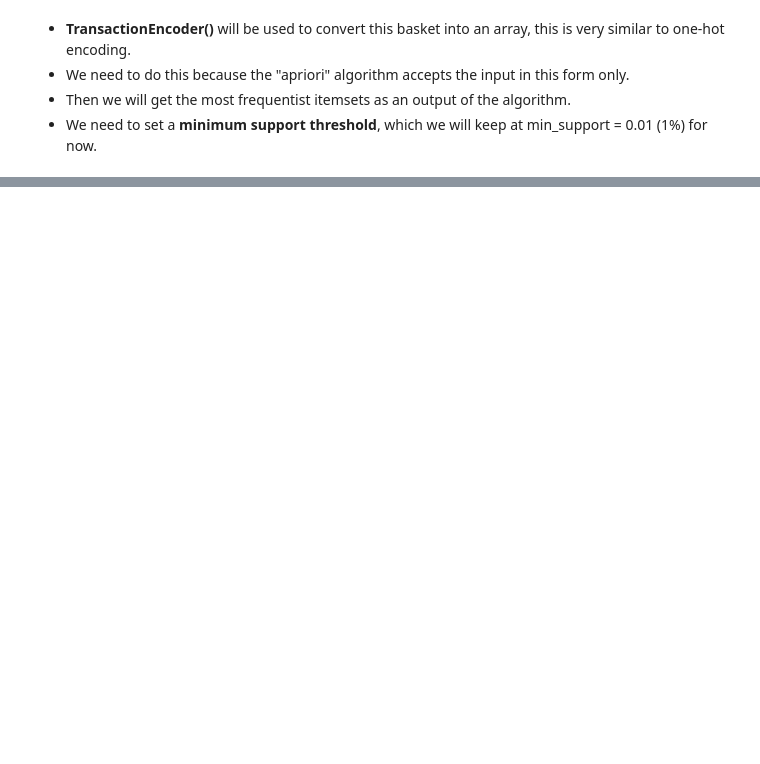
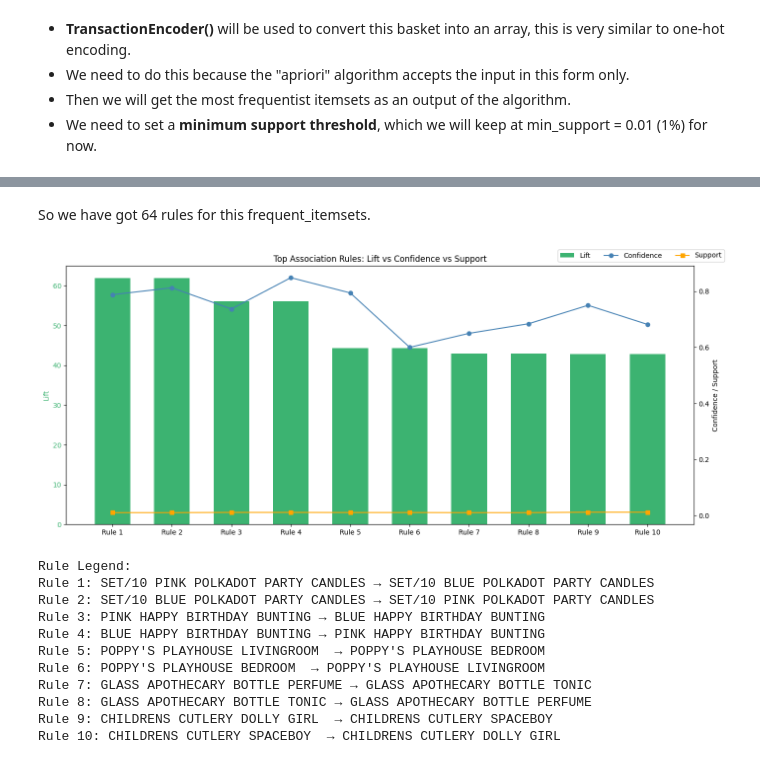
Before and after one commit to tatv047/online-retail-data-analysis, a Jupyter notebook: notebooks/market-basket-analysis.ipynb, the cells around one changed output, grey strips where cells are left out. Cells and saved outputs as stored; diff of their text form; code cells hidden in the pictures; blank space fills up the shorter version.

```diff
--- a/notebooks/market-basket-analysis.ipynb
+++ b/notebooks/market-basket-analysis.ipynb
@@ -336,0 +200,8 @@ Name: confidence, Length: 203, dtype: float64
+# %%
+# Generate rules using frequent_itemsets DataFrame
+rules = association_rules(frequent_itemsets, metric="confidence", min_threshold=0.6)
+rules = rules[
+    (rules['lift'] >= 2.5) &
+    (rules['confidence'] >= 0.6) &
+    (rules['support'] >= 0.01)
+]
@@ -336,0 +222,68 @@ Name: confidence, Length: 203, dtype: float64
+# %% [markdown]
+So we have got 64 rules for this frequent_itemsets.
+# %%
+# Clean frozensets
+rules['antecedents'] = rules['antecedents'].apply(lambda x: ', '.join(sorted(list(x))))
+rules['consequents'] = rules['consequents'].apply(lambda x: ', '.join(sorted(list(x))))
+# %%
+# top 10 rules,sorted by lift
+top_rules = rules.sort_values(by='lift', ascending=False).head(10).copy()
+# %%
+# readable rule strings
+top_rules['rule'] = top_rules.apply(
+    lambda row: f"{row['antecedents']} → {row['consequents']}",
+    axis=1
+)
+
+# rule labels like Rule 1, Rule 2, ...
+top_rules['rule_id'] = ['Rule ' + str(i+1) for i in range(len(top_rules))]
+
+# mapping dictionary
+rule_mapping = dict(zip(top_rules['rule_id'], top_rules['rule']))
+
+# plotting
+x = np.arange(len(top_rules))
+width = 0.6
+
+fig, ax1 = plt.subplots(figsize=(14, 6))
+
+# Bar plot for Lift (left Y-axis)
+bars = ax1.bar(x, top_rules['lift'], color='mediumseagreen', width=width, label='Lift')
+ax1.set_ylabel('Lift', color='mediumseagreen')
+ax1.tick_params(axis='y', labelcolor='mediumseagreen')
+ax1.set_xticks(x)
+ax1.set_xticklabels(top_rules['rule_id'], rotation=0)
+
+# Secondary Y-axis for Confidence and Support
+ax2 = ax1.twinx()
+ax2.plot(x, top_rules['confidence'], color='steelblue', marker='o', label='Confidence')
+ax2.plot(x, top_rules['support'], color='orange', marker='s', label='Support')
+ax2.set_ylabel('Confidence / Support')
+ax2.tick_params(axis='y')
+
+# Legends
+lines_labels = [ax1.get_legend_handles_labels(), ax2.get_legend_handles_labels()]
+lines, labels = [sum(lol, []) for lol in zip(*lines_labels)]
+fig.legend(lines, labels, ncol=3)
+
+plt.title('Top Association Rules: Lift vs Confidence vs Support')
+plt.tight_layout()
+plt.show()
+
+# Display mapping of Rule # to full rule string
+print("Rule Legend:")
+for k, v in rule_mapping.items():
+    print(f"{k}: {v}")
+# %% [output]
+[figure, added]
+Rule Legend:
+Rule 1: SET/10 PINK POLKADOT PARTY CANDLES → SET/10 BLUE POLKADOT PARTY CANDLES
+Rule 2: SET/10 BLUE POLKADOT PARTY CANDLES → SET/10 PINK POLKADOT PARTY CANDLES
+Rule 3: PINK HAPPY BIRTHDAY BUNTING → BLUE HAPPY BIRTHDAY BUNTING
+Rule 4: BLUE HAPPY BIRTHDAY BUNTING → PINK HAPPY BIRTHDAY BUNTING
+Rule 5: POPPY'S PLAYHOUSE LIVINGROOM  → POPPY'S PLAYHOUSE BEDROOM
+Rule 6: POPPY'S PLAYHOUSE BEDROOM  → POPPY'S PLAYHOUSE LIVINGROOM
+Rule 7: GLASS APOTHECARY BOTTLE PERFUME → GLASS APOTHECARY BOTTLE TONIC
+Rule 8: GLASS APOTHECARY BOTTLE TONIC → GLASS APOTHECARY BOTTLE PERFUME
+Rule 9: CHILDRENS CUTLERY DOLLY GIRL  → CHILDRENS CUTLERY SPACEBOY
+Rule 10: CHILDRENS CUTLERY SPACEBOY  → CHILDRENS CUTLERY DOLLY GIRL
```
Also changed, not shown: parts of 43 cells of this notebook, 6 other files.
